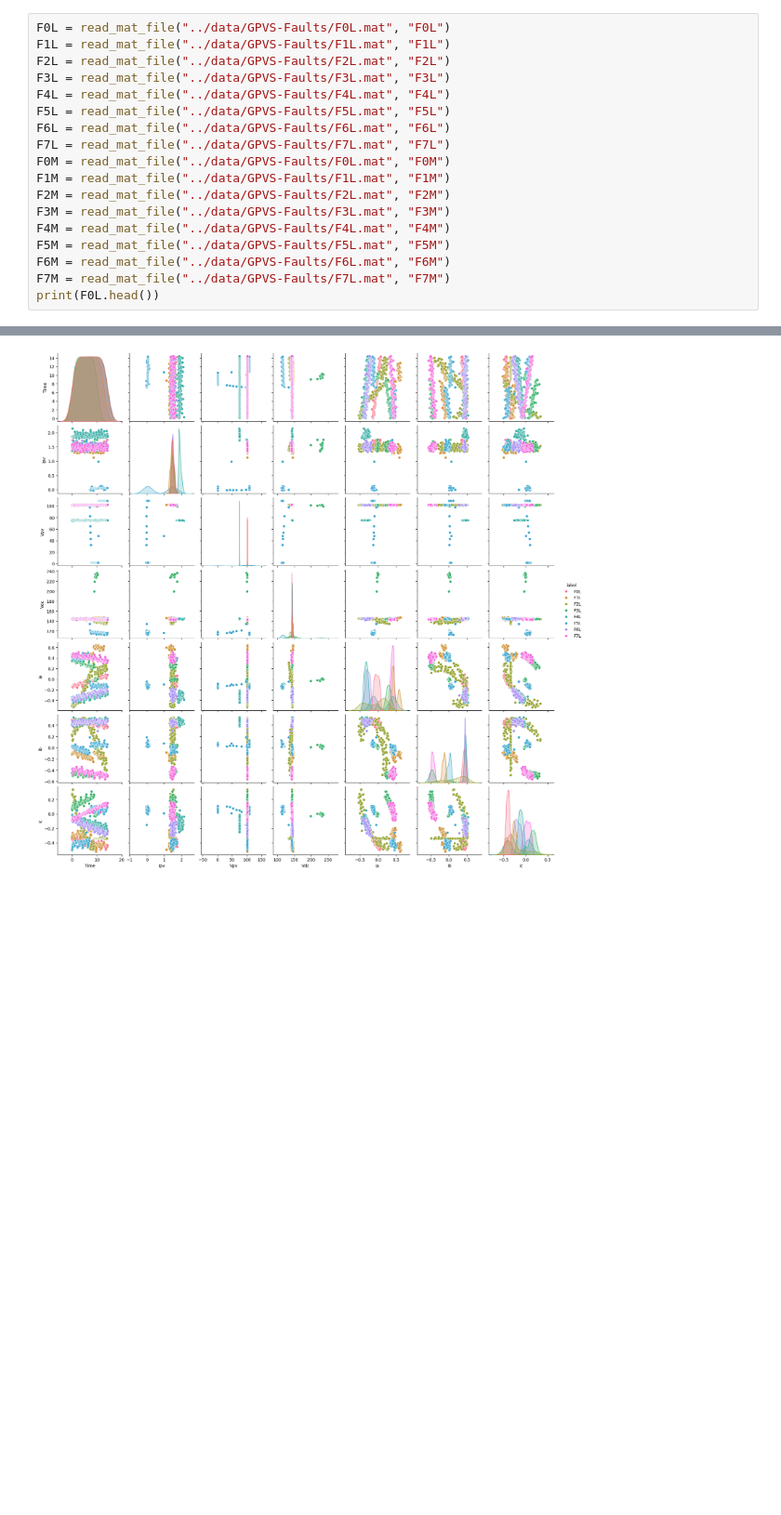
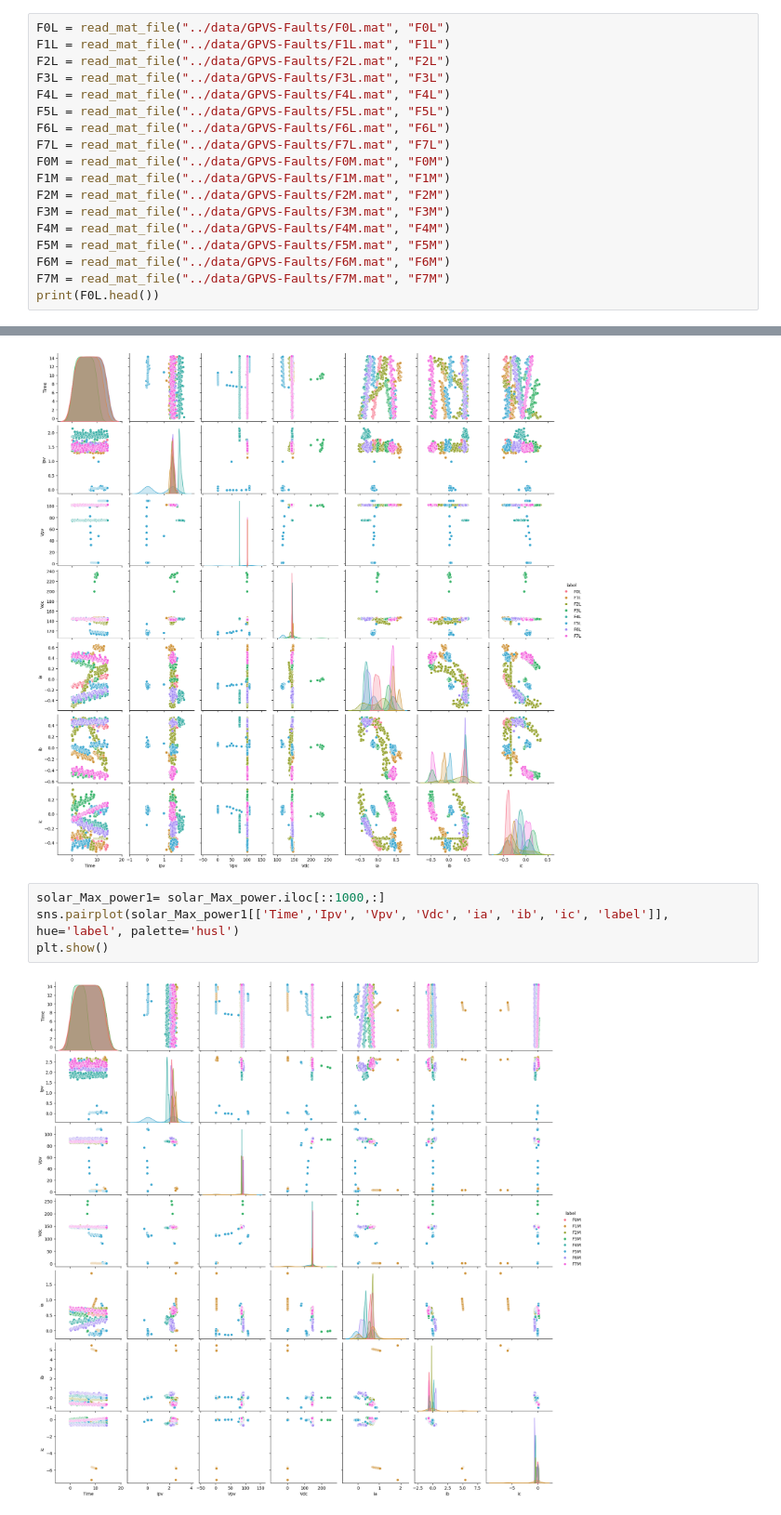
Before and after one commit to NinjaZny/Early-Fault-Detection-in-PV-A-Case-Study-on-the-GPVS-Faults-Dataset, a Jupyter notebook: notebooks/12_10.ipynb, the cells around one changed output, grey strips where cells are left out. Shown at 93% size. Cells and saved outputs as stored; diff of their text form; blank space fills up the shorter version.

```diff
--- a/notebooks/12_10.ipynb
+++ b/notebooks/12_10.ipynb
@@ -161,14 +161,14 @@ F4L = read_mat_file("../data/GPVS-Faults/F4L.mat", "F4L")
 F5L = read_mat_file("../data/GPVS-Faults/F5L.mat", "F5L")
 F6L = read_mat_file("../data/GPVS-Faults/F6L.mat", "F6L")
 F7L = read_mat_file("../data/GPVS-Faults/F7L.mat", "F7L")
-F0M = read_mat_file("../data/GPVS-Faults/F0L.mat", "F0M")
-F1M = read_mat_file("../data/GPVS-Faults/F1L.mat", "F1M")
-F2M = read_mat_file("../data/GPVS-Faults/F2L.mat", "F2M")
-F3M = read_mat_file("../data/GPVS-Faults/F3L.mat", "F3M")
-F4M = read_mat_file("../data/GPVS-Faults/F4L.mat", "F4M")
-F5M = read_mat_file("../data/GPVS-Faults/F5L.mat", "F5M")
-F6M = read_mat_file("../data/GPVS-Faults/F6L.mat", "F6M")
-F7M = read_mat_file("../data/GPVS-Faults/F7L.mat", "F7M")
+F0M = read_mat_file("../data/GPVS-Faults/F0M.mat", "F0M")
+F1M = read_mat_file("../data/GPVS-Faults/F1M.mat", "F1M")
+F2M = read_mat_file("../data/GPVS-Faults/F2M.mat", "F2M")
+F3M = read_mat_file("../data/GPVS-Faults/F3M.mat", "F3M")
+F4M = read_mat_file("../data/GPVS-Faults/F4M.mat", "F4M")
+F5M = read_mat_file("../data/GPVS-Faults/F5M.mat", "F5M")
+F6M = read_mat_file("../data/GPVS-Faults/F6M.mat", "F6M")
+F7M = read_mat_file("../data/GPVS-Faults/F7M.mat", "F7M")
 print(F0L.head())
 # %% [output]
 F0L loaded, shape = (143715, 15)
@@ -201,6 +201,12 @@ sns.pairplot(solar_Lim_power1[['Time','Ipv', 'Vpv', 'Vdc', 'ia', 'ib', 'ic', 'la
 plt.show()
 # %% [output]
 [figure]
+# %%
+solar_Max_power1= solar_Max_power.iloc[::1000,:]
+sns.pairplot(solar_Max_power1[['Time','Ipv', 'Vpv', 'Vdc', 'ia', 'ib', 'ic', 'label']], hue='label', palette='husl')
+plt.show()
+# %% [output]
+[figure, added]
 # %%
 def plot_each_variable(df, variables, first_point=0, n_points=256):
 
```
Also changed, not shown: parts of 3 cells of this notebook, 2 other files.
